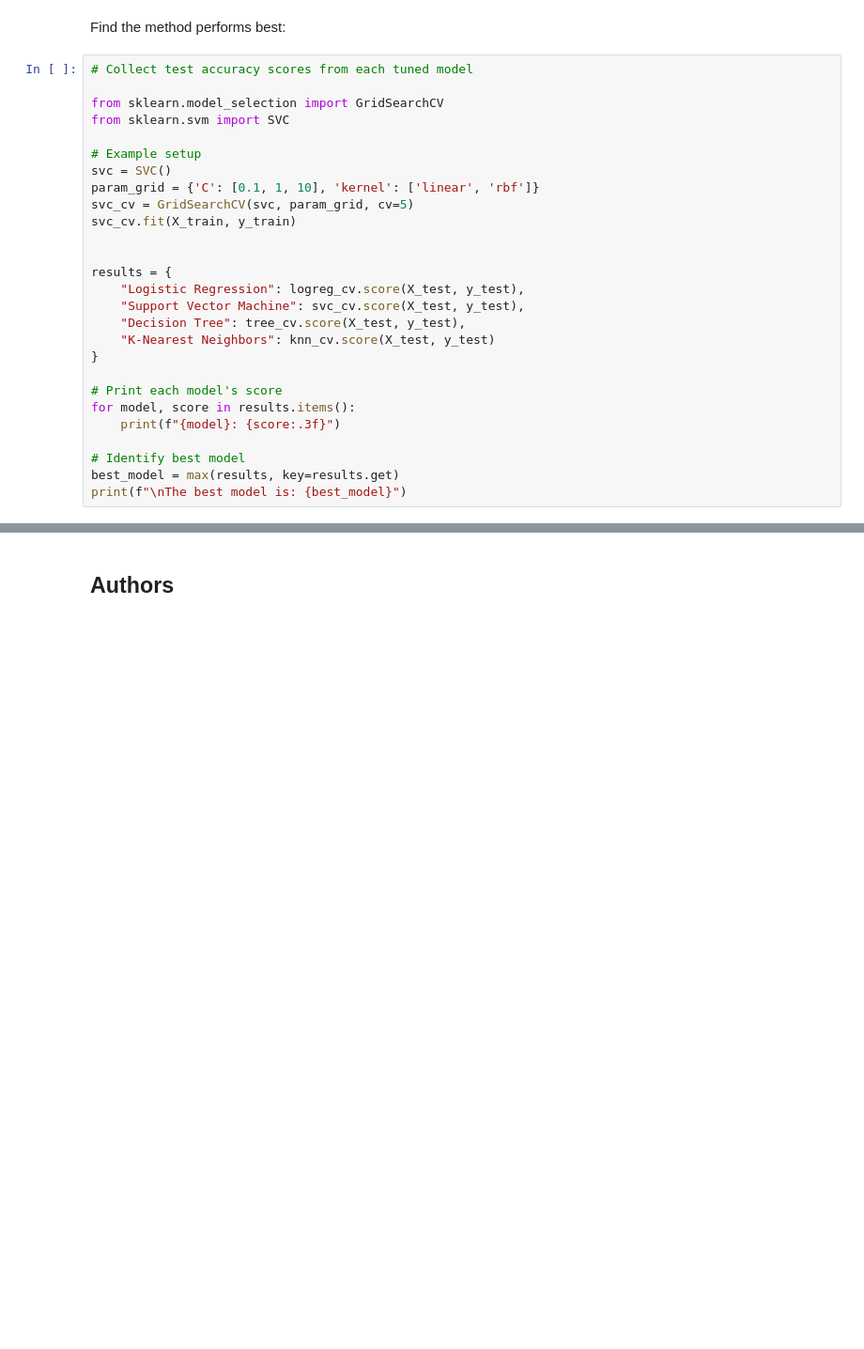
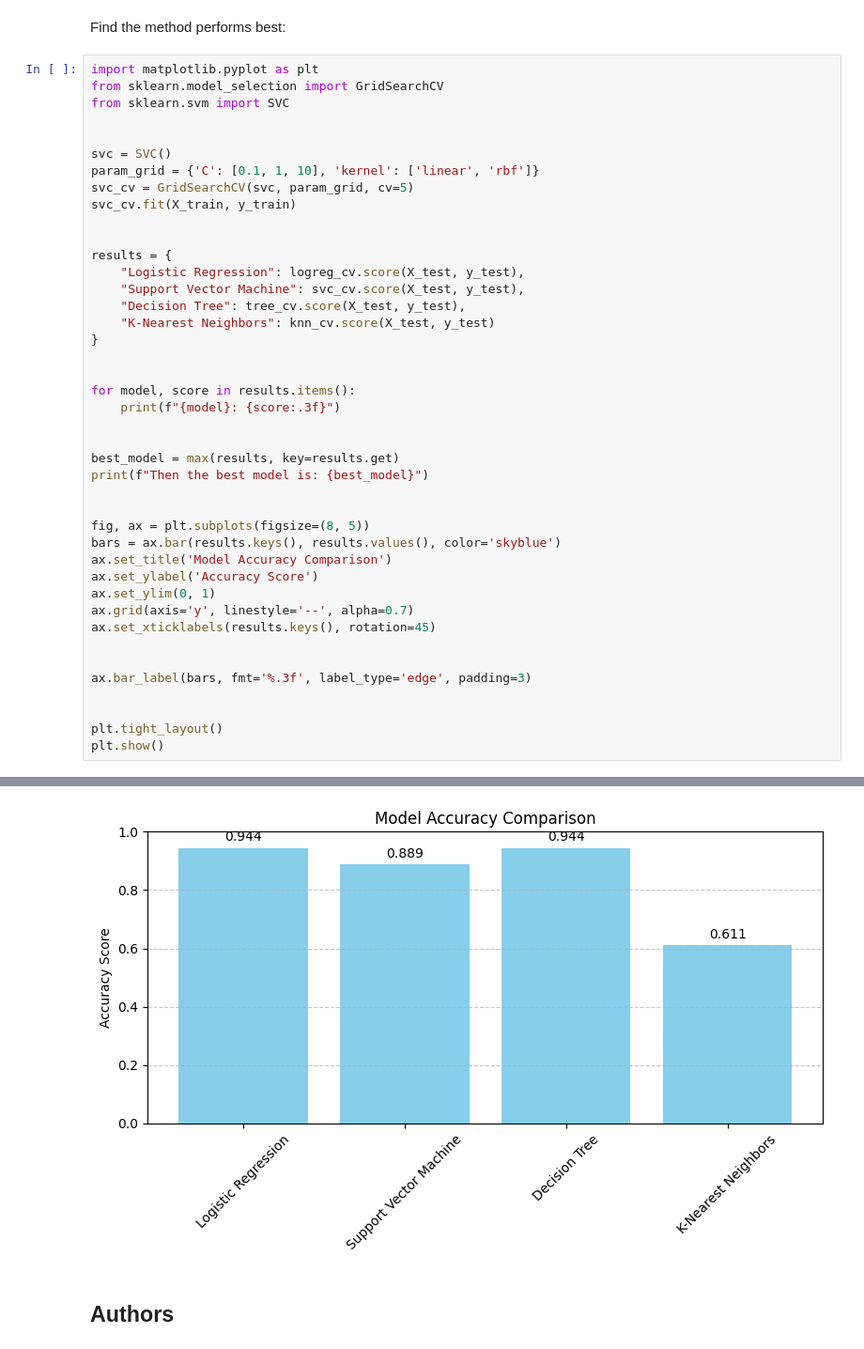
Before and after one commit to Sean-Y91/Applied-Data-Science-Capstone, a Jupyter notebook: SpaceX_Machine Learning Prediction_Part_5.ipynb, the cells around one changed output, grey strips where cells are left out. Shown at 94% size. Saved outputs shown, nothing was run; the diff lists cells and outputs as text; blank space fills up the shorter version.

```diff
--- a/SpaceX_Machine Learning Prediction_Part_5.ipynb
+++ b/SpaceX_Machine Learning Prediction_Part_5.ipynb
@@ -416,12 +416,11 @@ plot_confusion_matrix(y_test,yhat)
 # %% [markdown]
 Find the method performs best:
 # %%
-# Collect test accuracy scores from each tuned model
-
+import matplotlib.pyplot as plt
 from sklearn.model_selection import GridSearchCV
 from sklearn.svm import SVC
 
-# Example setup
+
 svc = SVC()
 param_grid = {'C': [0.1, 1, 10], 'kernel': ['linear', 'rbf']}
 svc_cv = GridSearchCV(svc, param_grid, cv=5)
@@ -435,13 +434,29 @@ results = {
     "K-Nearest Neighbors": knn_cv.score(X_test, y_test)
 }
 
-# Print each model's score
+
 for model, score in results.items():
     print(f"{model}: {score:.3f}")
 
-# Identify best model
+
 best_model = max(results, key=results.get)
-print(f"\nThe best model is: {best_model}")
+print(f"Then the best model is: {best_model}")
+
+
+fig, ax = plt.subplots(figsize=(8, 5))
+bars = ax.bar(results.keys(), results.values(), color='skyblue')
+ax.set_title('Model Accuracy Comparison')
+ax.set_ylabel('Accuracy Score')
+ax.set_ylim(0, 1)
+ax.grid(axis='y', linestyle='--', alpha=0.7)
+ax.set_xticklabels(results.keys(), rotation=45)
+
+
+ax.bar_label(bars, fmt='%.3f', label_type='edge', padding=3)
+
+
+plt.tight_layout()
+plt.show()
 # %% [output]
 Logistic Regression: 0.944
 Support Vector Machine: 0.889
@@ -452,3 +466,4 @@ The best model is: Logistic Regression
+[figure, added]
 # %% [markdown]
 ## Authors
 # %% [markdown]
```
Also changed, not shown: parts of 5 cells of this notebook.
